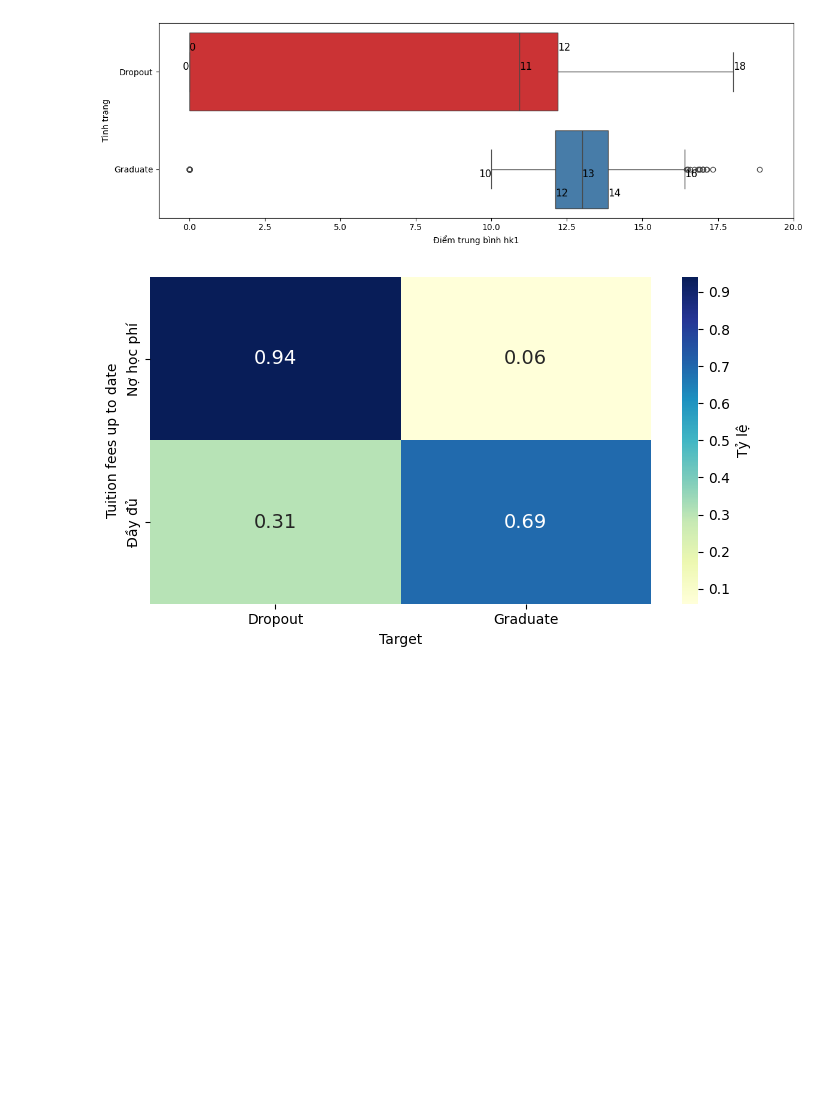
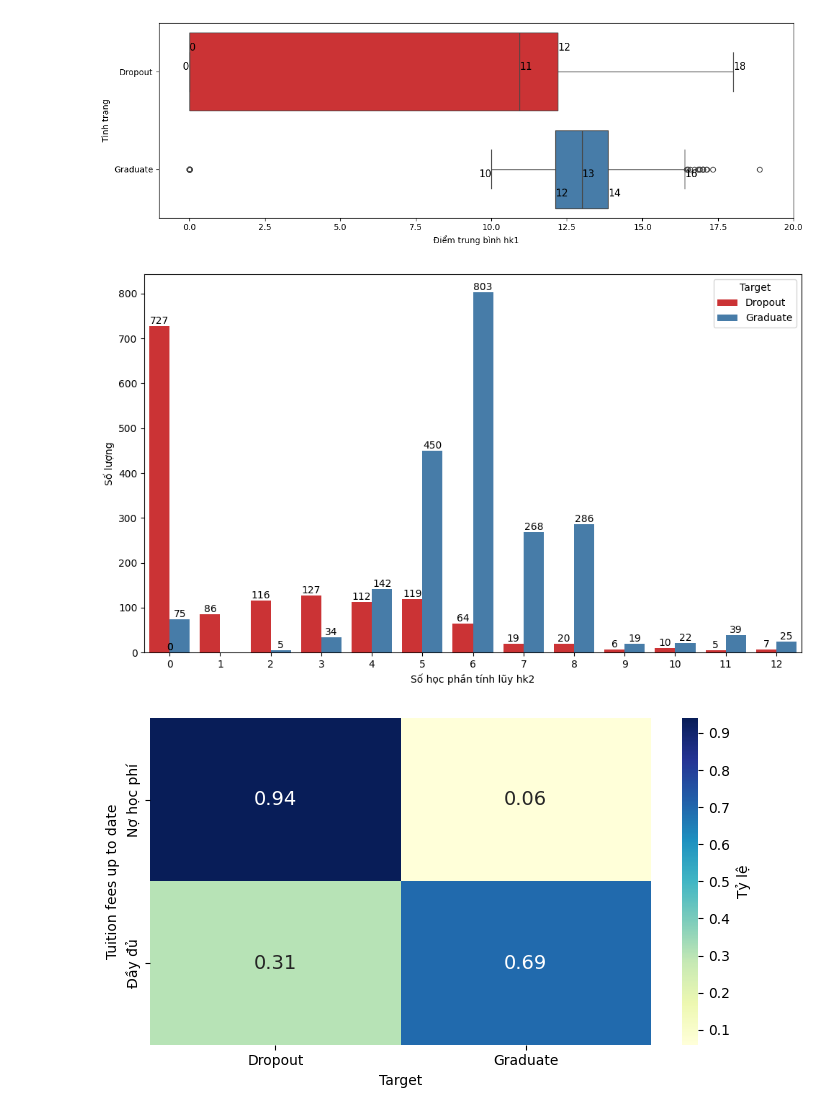
Before and after one commit to StrugVN/data-analysis-ctu, a Jupyter notebook: 1/1.ipynb, the cells around one changed output. Saved outputs shown, nothing was run; the diff lists cells and outputs as text; code cells hidden in the pictures; blank space fills up the shorter version.

```diff
--- a/1/1.ipynb
+++ b/1/1.ipynb
@@ -473,6 +499,29 @@ plt.tight_layout()
 plt.show()
 # %% [output]
 [figure]
+# %%
+# bar chart Curricular units 2nd sem (approved)
+plt.figure(figsize=(10, 6))
+df_bin_target_temp = df_bin_target.copy()
+df_bin_target_temp['Curricular units 2nd sem (approved)'] = df_bin_target_temp['Curricular units 2nd sem (approved)'].astype(int)
+sns.countplot(
+    data=df_bin_target_temp[df_bin_target_temp['Curricular units 2nd sem (approved)'] <= 12],
+    x='Curricular units 2nd sem (approved)',
+    hue='Target',
+    palette='Set1',
+    hue_order=['Dropout', 'Graduate']
+)
+for p in plt.gca().patches:
+    plt.text(p.get_x() + p.get_width() / 2, p.get_height(),
+             f'{int(p.get_height()):,}',
+             ha='center', va='bottom', fontsize=10, color='black')
+
+plt.xlabel('Số học phần tính lũy hk2')
+plt.ylabel('Số lượng')
+plt.tight_layout()
+plt.show()
+# %% [output]
+[figure, added]
 # %%
 def plot_heatmap_by_target(df, col1, col2, normalize='index'):
     ct = pd.crosstab(df[col1], df[col2], normalize=normalize)
```
Also changed, not shown: parts of 3 cells of this notebook, 8 other files.
